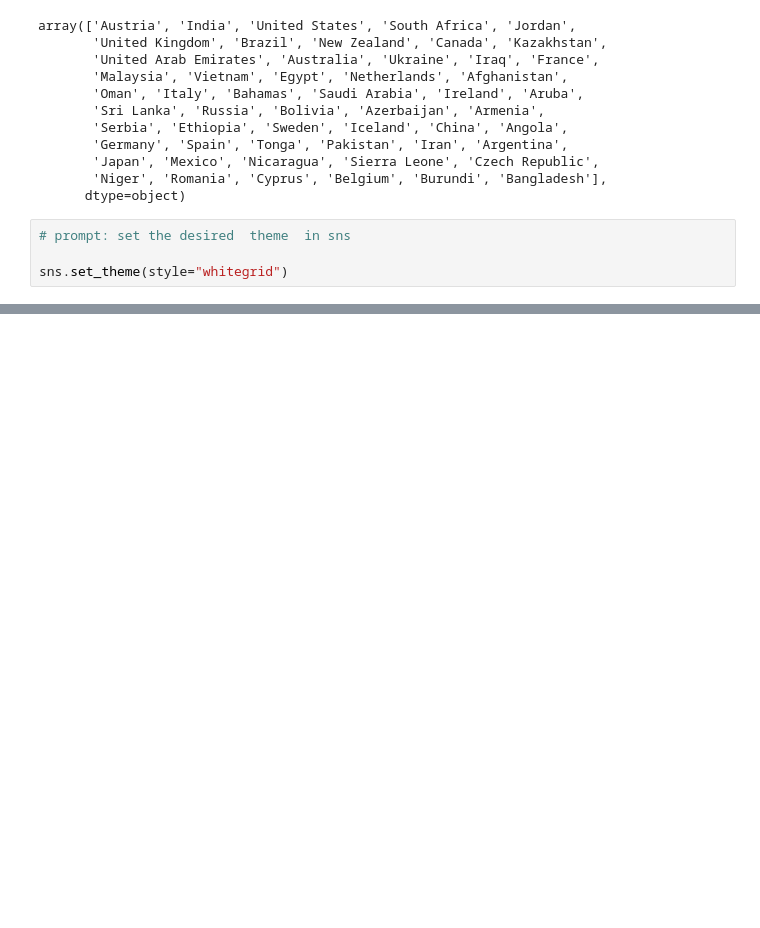
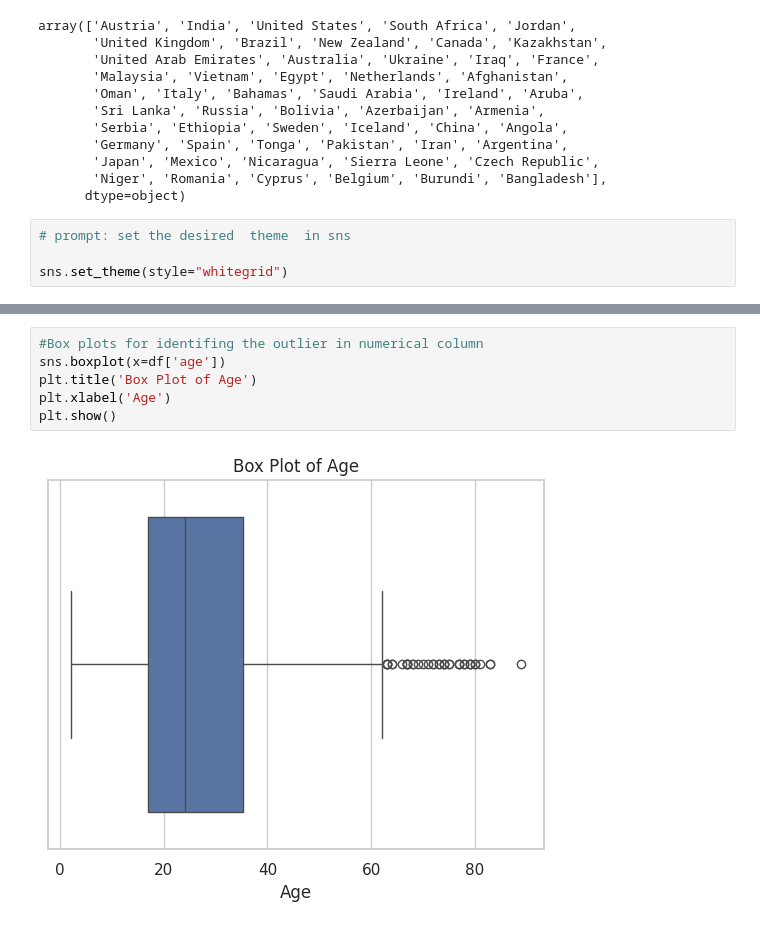
Before and after one commit to vivek9935/Machine_Learning, a Jupyter notebook: Autism.ipynb, the cells around one changed output, grey strips where cells are left out. Cells and saved outputs as stored; diff of their text form; blank space fills up the shorter version.

```diff
--- a/Autism.ipynb
+++ b/Autism.ipynb
@@ -177,0 +196,8 @@ plt.show()
+# %%
+#Box plots for identifing the outlier in numerical column
+sns.boxplot(x=df['age'])
+plt.title('Box Plot of Age')
+plt.xlabel('Age')
+plt.show()
+# %% [output]
+[figure, added]
```
Also changed, not shown: parts of 2 cells of this notebook.
